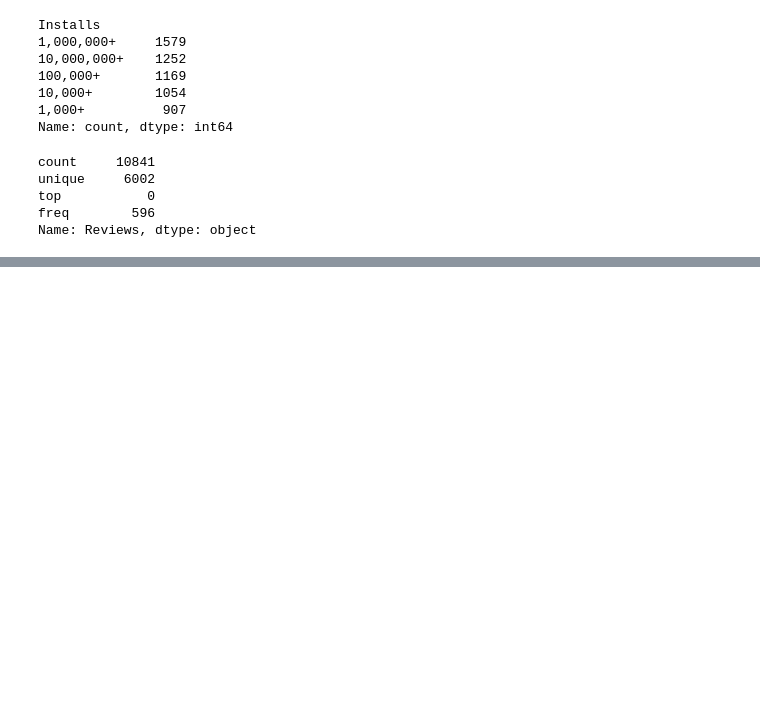
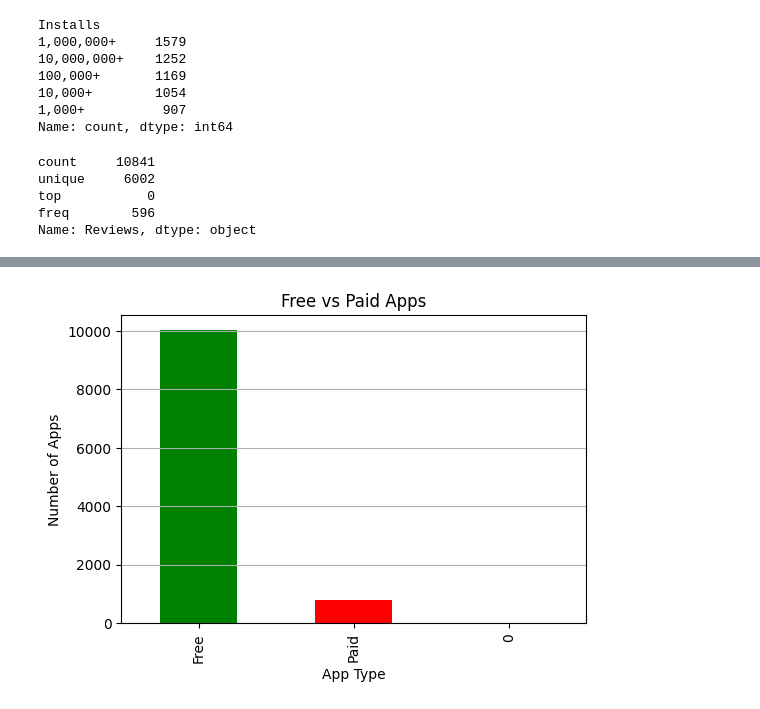
Before and after one commit to AnnaBeklaryan/data-visualization, a Jupyter notebook: notebooks/playstore_eda.ipynb, the cells around one changed output, grey strips where cells are left out. Saved outputs shown, nothing was run; the diff lists cells and outputs as text; code cells hidden in the pictures; blank space fills up the shorter version.

```diff
--- a/notebooks/playstore_eda.ipynb
+++ b/notebooks/playstore_eda.ipynb
@@ -223,0 +250,14 @@ apps.sort_values("Reviews", ascending=False).head()
+# %%
+plt.figure(figsize=(6,4))
+
+apps["Type"].value_counts().plot(kind="bar", color=["green","red"])
+
+plt.title("Free vs Paid Apps")
+plt.xlabel("App Type")
+plt.ylabel("Number of Apps")
+
+plt.grid(axis="y")
+
+plt.show()
+# %% [output]
+[figure, added]
```
Also changed, not shown: parts of 10 cells of this notebook.
